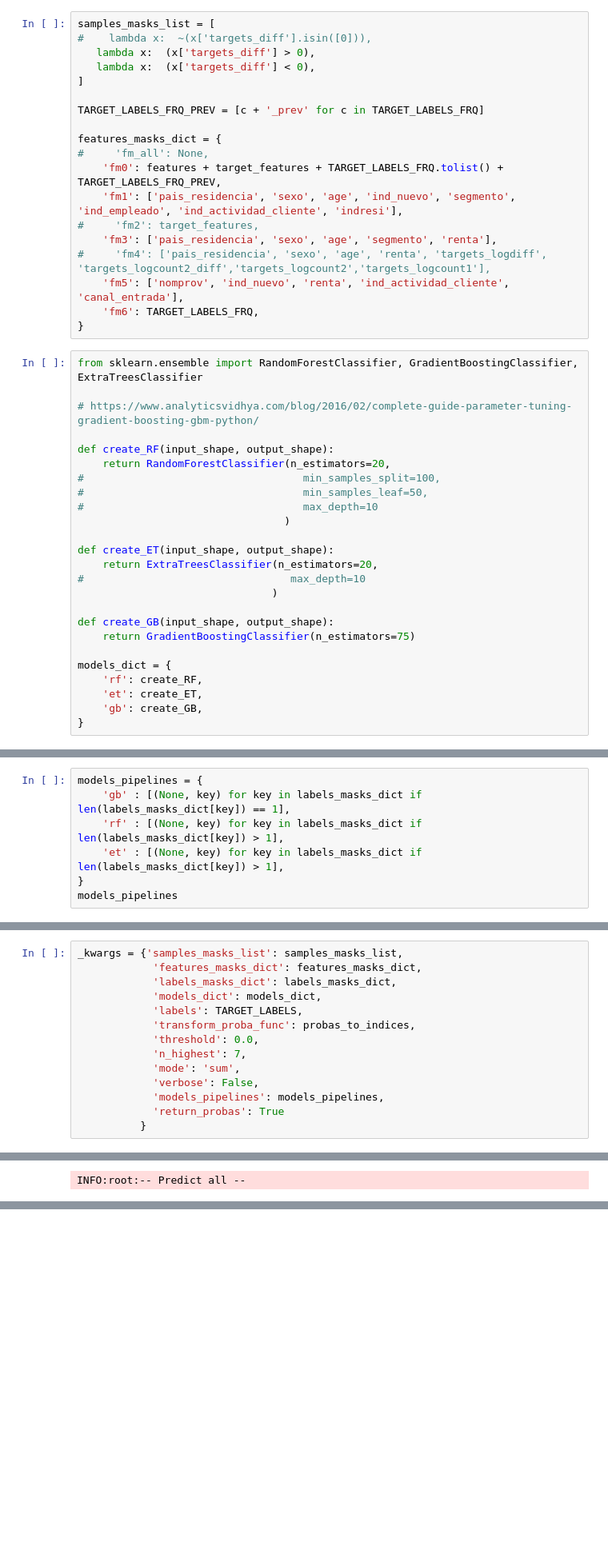
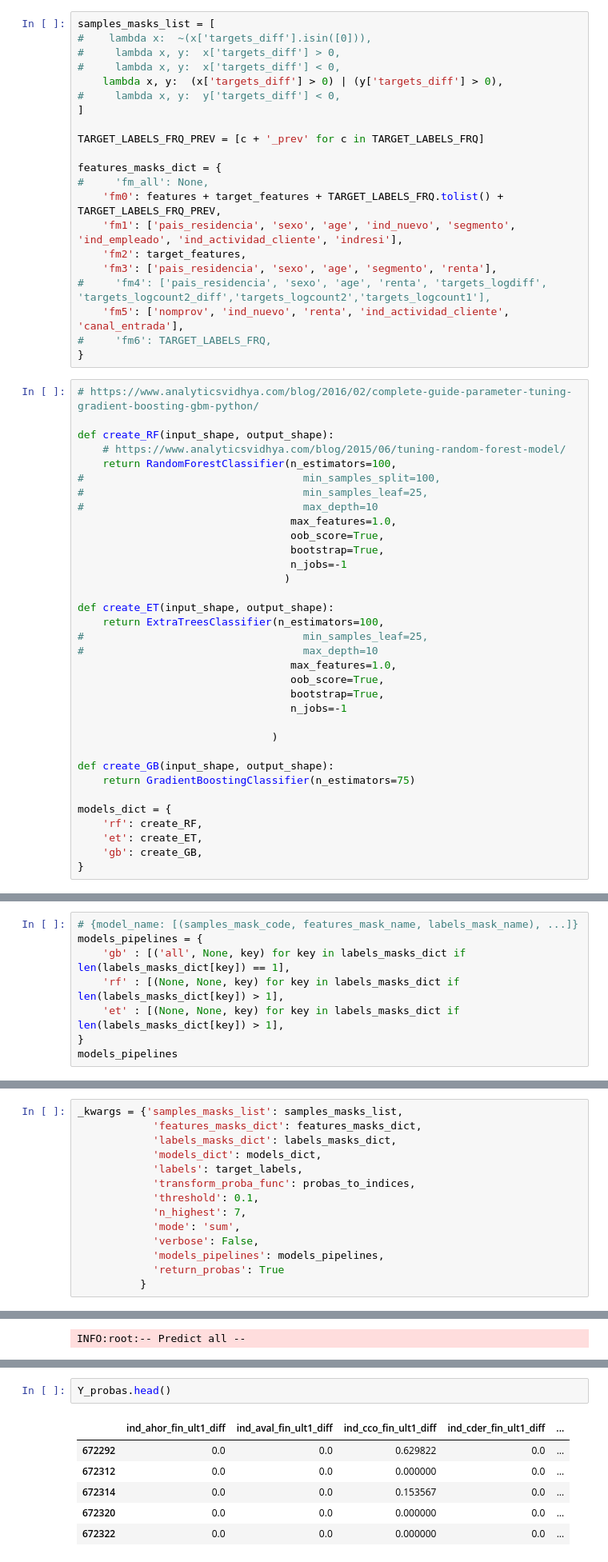
Before and after one commit to vfdev-5/SPR, a Jupyter notebook: trees/trees_predictions_CV_active_clients.ipynb, the cells around one changed output, grey strips where cells are left out. Shown at 80% size. Cells and saved outputs as stored; diff of their text form; blank space fills up the shorter version.

```diff
--- a/trees/trees_predictions_CV_active_clients.ipynb
+++ b/trees/trees_predictions_CV_active_clients.ipynb
@@ -241,8 +238,10 @@ clients_last_choice.head(10)
 # %%
 samples_masks_list = [
 #    lambda x:  ~(x['targets_diff'].isin([0])),
-   lambda x:  (x['targets_diff'] > 0),
-   lambda x:  (x['targets_diff'] < 0),
+#     lambda x, y:  x['targets_diff'] > 0,
+#     lambda x, y:  x['targets_diff'] < 0,
+    lambda x, y:  (x['targets_diff'] > 0) | (y['targets_diff'] > 0),
+#     lambda x, y:  y['targets_diff'] < 0,
 ]
 
 TARGET_LABELS_FRQ_PREV = [c + '_prev' for c in TARGET_LABELS_FRQ]
@@ -251,27 +250,36 @@ features_masks_dict = {
 #     'fm_all': None,
     'fm0': features + target_features + TARGET_LABELS_FRQ.tolist() + TARGET_LABELS_FRQ_PREV,
     'fm1': ['pais_residencia', 'sexo', 'age', 'ind_nuevo', 'segmento', 'ind_empleado', 'ind_actividad_cliente', 'indresi'],
-#     'fm2': target_features,
+    'fm2': target_features,
     'fm3': ['pais_residencia', 'sexo', 'age', 'segmento', 'renta'],
 #     'fm4': ['pais_residencia', 'sexo', 'age', 'renta', 'targets_logdiff', 'targets_logcount2_diff','targets_logcount2','targets_logcount1'],
     'fm5': ['nomprov', 'ind_nuevo', 'renta', 'ind_actividad_cliente', 'canal_entrada'],
-    'fm6': TARGET_LABELS_FRQ,
+#     'fm6': TARGET_LABELS_FRQ,
 }
 # %%
-from sklearn.ensemble import RandomForestClassifier, GradientBoostingClassifier, ExtraTreesClassifier
-
 # https://www.analyticsvidhya.com/blog/2016/02/complete-guide-parameter-tuning-gradient-boosting-gbm-python/
 
 def create_RF(input_shape, output_shape):
-    return RandomForestClassifier(n_estimators=20,
+    # https://www.analyticsvidhya.com/blog/2015/06/tuning-random-forest-model/
+    return RandomForestClassifier(n_estimators=100,
 #                                   min_samples_split=100,
-#                                   min_samples_leaf=50,
+#                                   min_samples_leaf=25,
 #                                   max_depth=10
+                                  max_features=1.0,
+                                  oob_score=True,
+                                  bootstrap=True,
+                                  n_jobs=-1
                                  )
 
 def create_ET(input_shape, output_shape):
-    return ExtraTreesClassifier(n_estimators=20,
-#                                 max_depth=10
+    return ExtraTreesClassifier(n_estimators=100,
+#                                   min_samples_leaf=25,
+#                                   max_depth=10
+                                  max_features=1.0,
+                                  oob_score=True,
+                                  bootstrap=True,
+                                  n_jobs=-1
+
                                )
 
 def create_GB(input_shape, output_shape):
@@ -349,8 +362,9 @@ print labels_masks_dict
 # %%
+# {model_name: [(samples_mask_code, features_mask_name, labels_mask_name), ...]}
 models_pipelines = {
-    'gb' : [(None, key) for key in labels_masks_dict if len(labels_masks_dict[key]) == 1],
-    'rf' : [(None, key) for key in labels_masks_dict if len(labels_masks_dict[key]) > 1],
-    'et' : [(None, key) for key in labels_masks_dict if len(labels_masks_dict[key]) > 1],
+    'gb' : [('all', None, key) for key in labels_masks_dict if len(labels_masks_dict[key]) == 1],
+    'rf' : [(None, None, key) for key in labels_masks_dict if len(labels_masks_dict[key]) > 1],
+    'et' : [(None, None, key) for key in labels_masks_dict if len(labels_masks_dict[key]) > 1],
 }
 models_pipelines
 # %% [output]
@@ -395,9 +411,9 @@ _kwargs = {'samples_masks_list': samples_masks_list,
             'features_masks_dict': features_masks_dict,
             'labels_masks_dict': labels_masks_dict,
             'models_dict': models_dict,
-            'labels': TARGET_LABELS,
+            'labels': target_labels,
             'transform_proba_func': probas_to_indices,
-            'threshold': 0.0,
+            'threshold': 0.1,
             'n_highest': 7,
             'mode': 'sum',
             'verbose': False,
@@ -435,0 +483,9 @@ INFO:root:-- Predict all --
+# %%
+Y_probas.head()
+# %% [output]
+|  | ind_ahor_fin_ult1_diff | ind_aval_fin_ult1_diff | ind_cco_fin_ult1_diff | ind_cder_fin_ult1_diff | ... |
+| 672292 | 0.0 | 0.0 | 0.629822 | 0.0 | ... |
+| 672312 | 0.0 | 0.0 | 0.000000 | 0.0 | ... |
+| 672314 | 0.0 | 0.0 | 0.153567 | 0.0 | ... |
+| 672320 | 0.0 | 0.0 | 0.000000 | 0.0 | ... |
+| 672322 | 0.0 | 0.0 | 0.000000 | 0.0 | ... |
```
Also changed, not shown: parts of 36 cells of this notebook, 3 other files.
